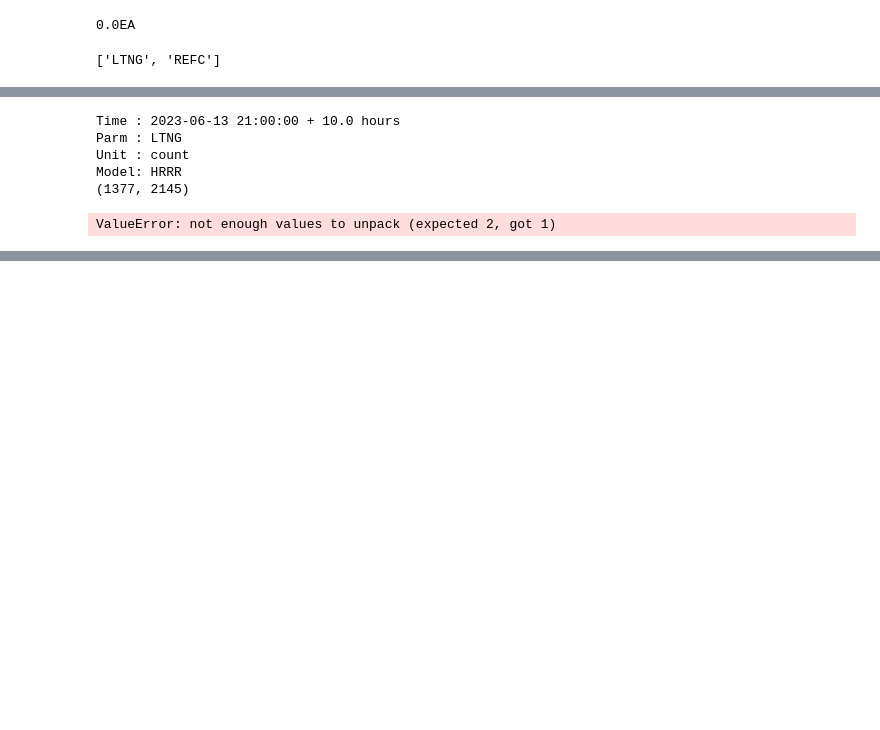
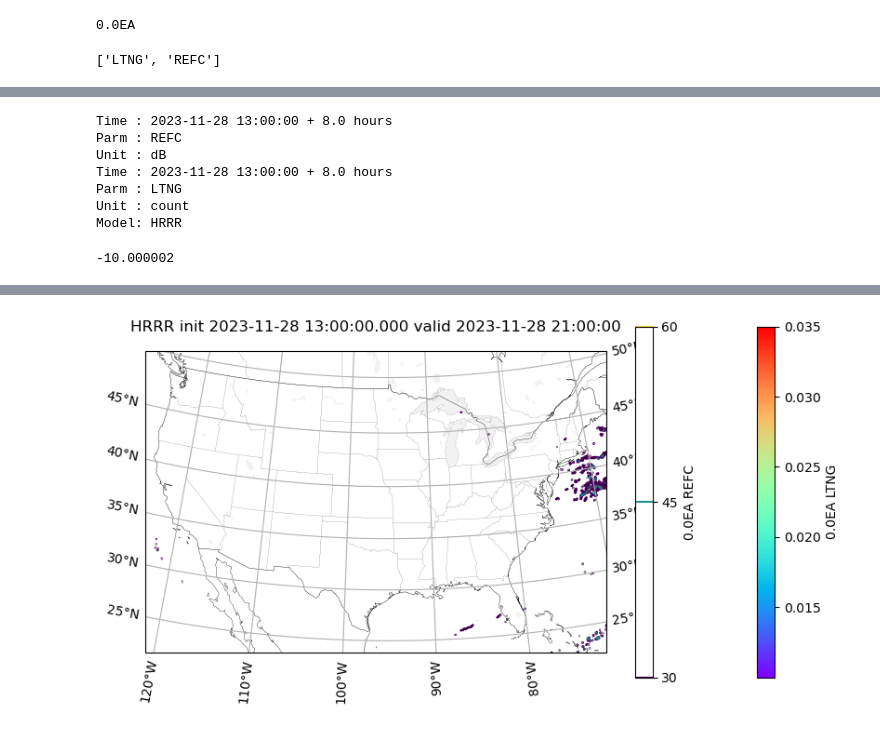
Before and after one commit to ahijevyc/machine-learning, a Jupyter notebook: notebooks/HRRR_ltng.ipynb, the cells around one changed output, grey strips where cells are left out. Cells and saved outputs as stored; diff of their text form; code cells hidden in the pictures; blank space fills up the shorter version.

```diff
--- a/notebooks/HRRR_ltng.ipynb
+++ b/notebooks/HRRR_ltng.ipynb
@@ -143,29 +145,37 @@ for fcst in grid_fcstRun:
 ## Grid Data
 get_fhr = 8
 grid_response = DataAccessLayer.getGridData(grid_request, [grid_fcstRun[get_fhr]])
+# convert to dictionary because order of grids in grid_response list is not known
+grid_response = {grid.getParameter():grid for grid in grid_response}
 # %%
-for grid in grid_response:
-    grid_data = grid.getRawData()
-    grid_data = np.ma.array(grid_data, mask=grid_data==-999999.)
+for parm, grid in grid_response.items():
     lons, lats = grid.getLatLonCoords()
-    print('Time :', grid.getDataTime(), "+", grid.getDataTime().getFcstTime()/3600, 'hours')
+    print(
+        "Time :",
+        grid.getDataTime(),
+        "+",
+        grid.getDataTime().getFcstTime() / 3600,
+        "hours",
+    )
     ## Take a look at some information in our data
-    print('Parm :', str(grid.getParameter()))
-    print('Unit :', str(grid.getUnit()))
+    print("Parm :", str(parm))
+    print("Unit :", str(grid.getUnit()))
 
-valid_time = pd.to_datetime(str(grid.getDataTime())) + pd.Timedelta(seconds=grid.getDataTime().getFcstTime())
-print('Model:', str(grid.getLocationName()))
-print(grid_data.shape)
+valid_time = pd.to_datetime(str(grid.getDataTime())) + pd.Timedelta(
+    seconds=grid.getDataTime().getFcstTime()
+)
+print("Model:", str(grid.getLocationName()))
 # %% [output]
-Time : 2023-06-13 21:00:00 + 10.0 hours
+Time : 2023-11-28 13:00:00 + 8.0 hours
+Parm : REFC
+Unit : dB
+Time : 2023-11-28 13:00:00 + 8.0 hours
 Parm : LTNG
 Unit : count
 Model: HRRR
-(1377, 2145)
 # %%
-ltng, refc = (np.ma.array(grid.getRawData(), mask=grid.getRawData()==-999999.) for grid in grid_response)
+ltng = np.ma.masked_equal(grid_response["LTNG"].getRawData(), -999999)
+refc = np.ma.masked_equal(grid_response["REFC"].getRawData(), -999999)
-# %% [output]
-ValueError: not enough values to unpack (expected 2, got 1)
 # %%
 bbox = [lons.min(), lons.max(), lats.min(), lats.max()]
 ltng.mask = ltng <= 0.01
@@ -174,16 +182,31 @@ grid_response
+# %%
+refc.min()
+# %% [output]
+-10.000002
 # %%
-cmap = plt.get_cmap('rainbow')
+cmap = plt.get_cmap("rainbow")
 bbox = [-103, -97, 40, 43]
-fig, ax = make_map(bbox=None)
-cs = ax.pcolormesh(lons, lats, ltng, transform=ccrs.PlateCarree(),
-                   cmap=cmap)
+fig, ax = make_map()
+cs = ax.pcolormesh(lons, lats, ltng, transform=ccrs.PlateCarree(), cmap=cmap)
 
-cbar = fig.colorbar(cs, shrink=0.7, orientation='vertical')
-cbar.set_label(grid_response[parameters.index("LTNG")].getLevel() + " " \
-               + grid_response[parameters.index("LTNG")].getParameter())
-rc = ax.contour(lons, lats, refc, levels=[30,45,60], transform=ccrs.PlateCarree())
-cb2 = fig.colorbar(rc, shrink=0.7, orientation='vertical')
-cb2.set_label(grid_response[parameters.index("REFC")].getLevel() + " " \
-              + grid_response[parameters.index("REFC")].getParameter())
-ax.set_title(grid_response[0].getLocationName() + " init " \
-             + str(grid.getDataTime().getRefTime()) + " valid " + valid_time.strftime("%Y-%m-%d %H:%M:%S"))
+cbar = fig.colorbar(cs, shrink=0.7, orientation="vertical")
+cbar.set_label(
+    grid_response["LTNG"].getLevel()
+    + " "
+    + grid_response["LTNG"].getParameter()
+)
+rc = ax.contour(lons, lats, refc, levels=[30, 45, 60], transform=ccrs.PlateCarree())
+cb2 = fig.colorbar(rc, shrink=0.7, orientation="vertical")
+cb2.set_label(
+    grid_response["REFC"].getLevel()
+    + " "
+    + grid_response["REFC"].getParameter()
+)
+ax.set_title(
+    grid_response["REFC"].getLocationName()
+    + " init "
+    + str(grid.getDataTime().getRefTime())
+    + " valid "
+    + valid_time.strftime("%Y-%m-%d %H:%M:%S")
+)
+# %% [output]
@@ -190,2 +214,3 @@ ax.set_title(grid_response[0].getLocationName() + " init " \
+[figure, added]
 # %%
 fhr = grid.getDataTime()
```
Also changed, not shown: parts of 14 cells of this notebook.
